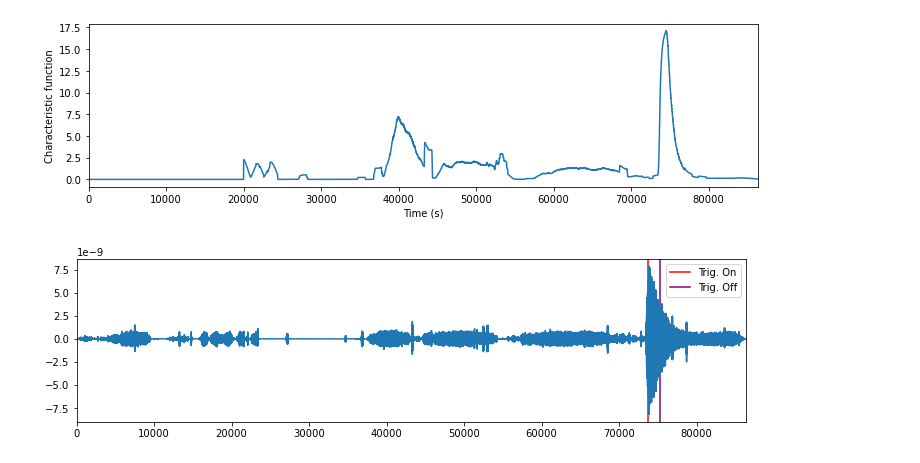
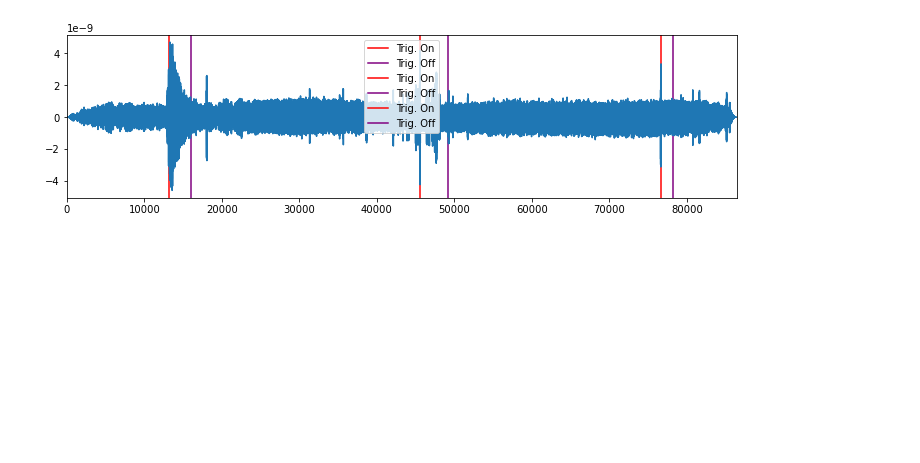
Before and after one commit to 0xknxwledge/NASA, a Jupyter notebook: charlie_testing.ipynb, the cells around one changed output. Drawn from its saved outputs; the diff is of its cells as text; code cells hidden in the pictures; blank space fills up the shorter version.

```diff
--- a/charlie_testing.ipynb
+++ b/charlie_testing.ipynb
@@ -29,11 +29,11 @@ def sta_lta(df, sta, lta, thr_on, thr_off):
     cft = classic_sta_lta(velocity, int(sta * samp_rate), int(lta * samp_rate))
     on_off = np.array(trigger_onset(cft, thr_on, thr_off))
 
-    fig, ax = plt.subplots(1, 1, figsize=(12, 3))
-    ax.plot(rel_time,cft)
-    ax.set_xlim([min(rel_time),max(rel_time)])
-    ax.set_xlabel('Time (s)')
-    ax.set_ylabel('Characteristic function')
+    # fig, ax = plt.subplots(1, 1, figsize=(12, 3))
+    # ax.plot(rel_time,cft)
+    # ax.set_xlim([min(rel_time),max(rel_time)])
+    # ax.set_xlabel('Time (s)')
+    # ax.set_ylabel('Characteristic function')
 
 
     times = []
@@ -51,8 +51,13 @@ def sta_lta(df, sta, lta, thr_on, thr_off):
 
     return times
 # %%
-sta_len, lta_len = 1000, 20000
-on, off = 10, 8
+sta_len, lta_len = 1500, 10000
+on, off = 2, 1
+num_files = len(lunar_cat)
+
+
+lunar_training_file = lunar_training_data_directory + lunar_cat['filename'][1] + '.csv'
+l_training_df = pd.read_csv(lunar_training_file)
 
 sta_lta(l_training_df, sta_len, lta_len, on, off)
 # %% [output]
@@ -60,2 +67 @@ sta_lta(l_training_df, sta_len, lta_len, on, off)
-[figure, old version]
+[figure, new version]
-[figure, removed]
```
Also changed, not shown: parts of 2 cells of this notebook.
